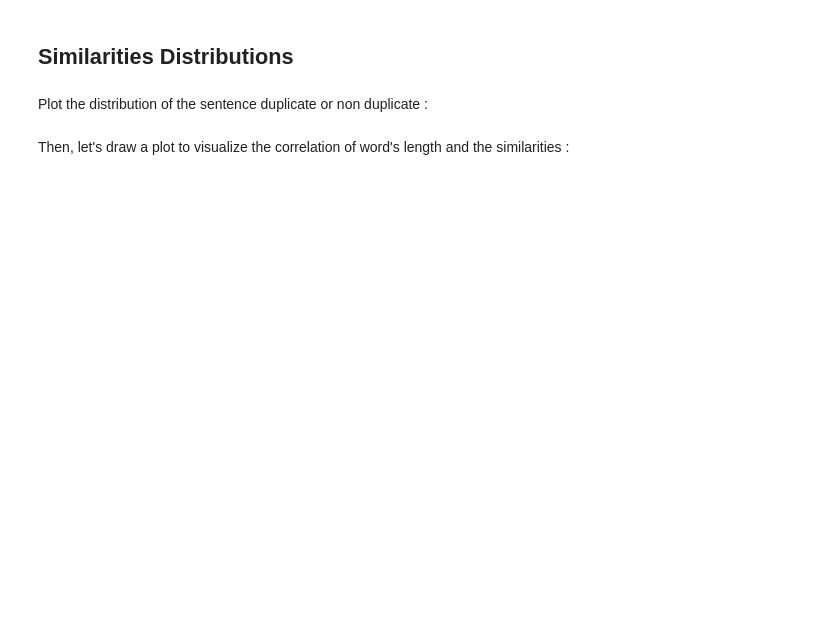
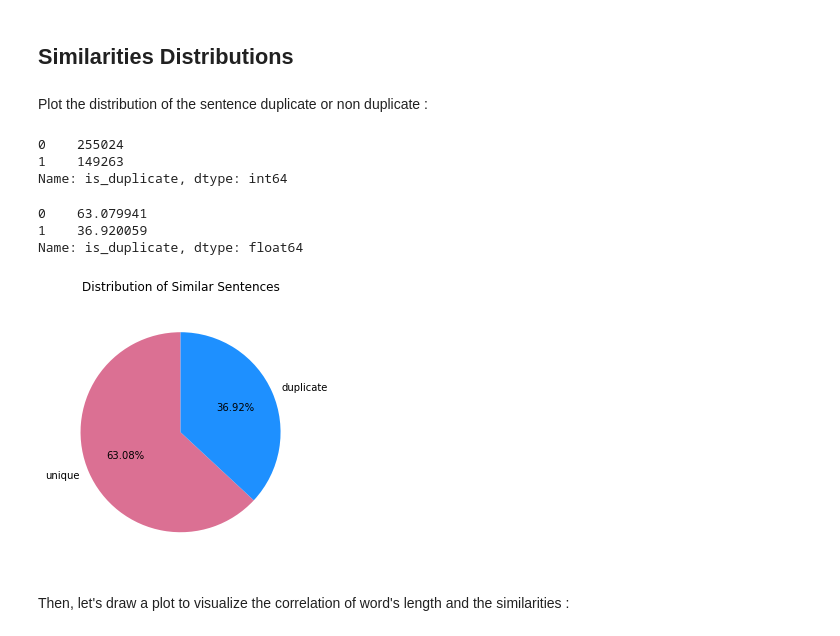
Before and after one commit to huang-pixel/IdentifySimilarQuestion, a Jupyter notebook: similar-quora-question.ipynb, the cells around one changed output. Saved outputs shown, nothing was run; the diff lists cells and outputs as text; code cells hidden in the pictures; blank space fills up the shorter version.

```diff
--- a/similar-quora-question.ipynb
+++ b/similar-quora-question.ipynb
@@ -31,5 +36,5 @@ for fz in filezip:
             zFile.extract(fileM,"/kaggle/working")# .extract Extract a member from the archive to the current working directory
 # %%
 # Load the train set
-df = pd.read_csv("/kaggle/working/train.csv")
-df.shape
+df_train = pd.read_csv("/kaggle/working/train.csv")
+df_train.shape
@@ -49,6 +95,6 @@ df.isnull().sum()
 # %%
 # Remove the missing values
-df = df.dropna(how='any').reset_index(drop=True)
+df_train = df_train.dropna(how='any').reset_index(drop=True)
 # %% [markdown]
 Let's see the sample sentences :
 # %%
@@ -62,31 +126,41 @@ for i in range(0, 10):
 # %% [markdown]
 Plot the distribution of the sentence duplicate or non duplicate :
 # %%
-df['is_duplicate'].value_counts()
+df_train['is_duplicate'].value_counts()
+# %% [output]
+0    255024
+1    149263
+Name: is_duplicate, dtype: int64
 # %%
 # calculate the proportion
 
-df['is_duplicate'].value_counts() / len(df) * 100
+df_train['is_duplicate'].value_counts() / len(df_train) * 100
+# %% [output]
+0    63.079941
+1    36.920059
+Name: is_duplicate, dtype: float64
 # %%
 import matplotlib.pyplot as plt
 
 plt.figure(figsize=(4,5))
 labels = ["unique", "duplicate"]
-sizes = df['is_duplicate'].value_counts()
+sizes = df_train['is_duplicate'].value_counts()
 colors = ['palevioletred','dodgerblue']
 
 plt.title("Distribution of Similar Sentences")
 patches,text1,text2 = plt.pie(sizes,
                       explode=None,
                       labels=labels,
                       colors=colors,
                       autopct = '%1.2f%%',
                       shadow = False,
                       startangle =90,
                       pctdistance = 0.6)
 
 plt.axis('equal')
 plt.show()
+# %% [output]
+[figure, added]
 # %% [markdown]
 Then, let's draw a plot to visualize the correlation of word's length and the similarities :
 # %%
```
Also changed, not shown: parts of 43 cells of this notebook.
